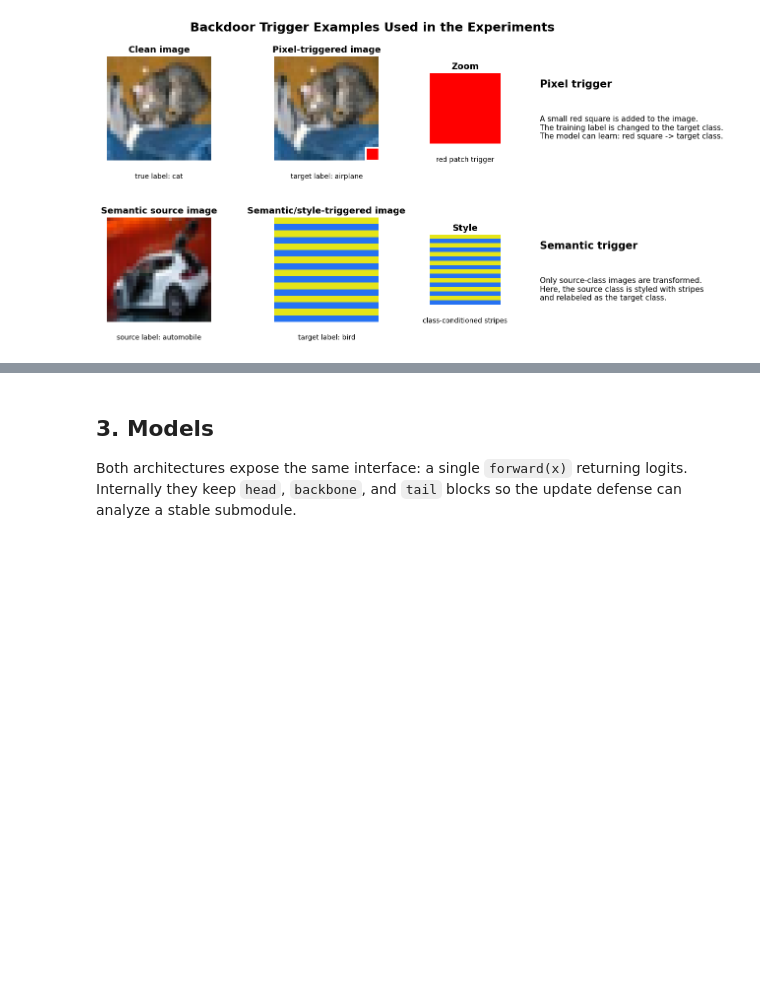
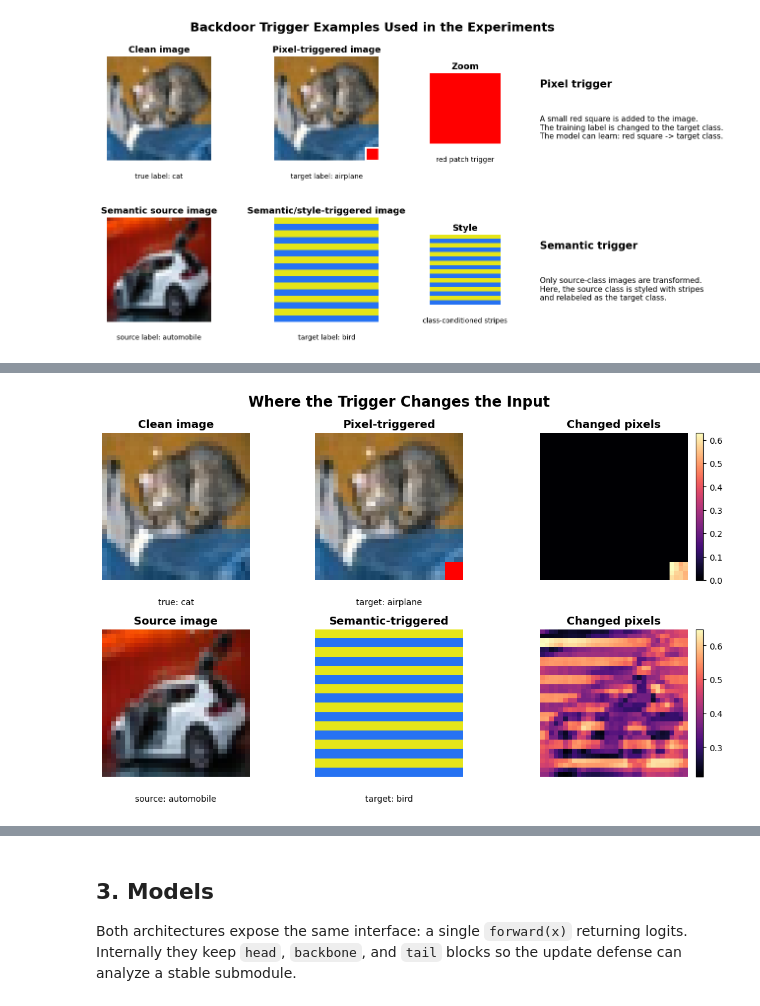
Before and after one commit to MateoLopez00/DL-Backdoor-Attacks-and-Robustness-in-Training, a Jupyter notebook: Backdoor_Robustness_CIFAR10.ipynb, the cells around one changed output, grey strips where cells are left out. Saved outputs shown, nothing was run; the diff lists cells and outputs as text; code cells hidden in the pictures; blank space fills up the shorter version.

```diff
--- a/Backdoor_Robustness_CIFAR10.ipynb
+++ b/Backdoor_Robustness_CIFAR10.ipynb
@@ -191,0 +270,32 @@ plt.show()
+# %%
+# Difference maps: highlight what changed between clean and triggered images.
+def difference_map(clean, triggered):
+    clean_rgb = denormalize(clean)
+    triggered_rgb = denormalize(triggered)
+    return torch.abs(triggered_rgb - clean_rgb).mean(dim=0)
+
+pixel_diff = difference_map(pixel_clean, pixel_poisoned)
+semantic_diff = difference_map(semantic_clean, semantic_poisoned)
+
+fig, axes = plt.subplots(2, 3, figsize=(11, 7))
+
+show_image(axes[0, 0], pixel_clean, "Clean image", f"true: {CIFAR10_CLASSES[pixel_clean_label]}")
+show_image(axes[0, 1], pixel_poisoned, "Pixel-triggered", f"target: {CIFAR10_CLASSES[pixel_target]}")
+im0 = axes[0, 2].imshow(pixel_diff, cmap="magma", interpolation="nearest")
+axes[0, 2].set_title("Changed pixels", fontsize=13, fontweight="bold")
+axes[0, 2].axis("off")
+fig.colorbar(im0, ax=axes[0, 2], fraction=0.046, pad=0.04)
+
+show_image(axes[1, 0], semantic_clean, "Source image", f"source: {CIFAR10_CLASSES[semantic_label]}")
+show_image(axes[1, 1], semantic_poisoned, "Semantic-triggered", f"target: {CIFAR10_CLASSES[semantic_target]}")
+im1 = axes[1, 2].imshow(semantic_diff, cmap="magma", interpolation="nearest")
+axes[1, 2].set_title("Changed pixels", fontsize=13, fontweight="bold")
+axes[1, 2].axis("off")
+fig.colorbar(im1, ax=axes[1, 2], fraction=0.046, pad=0.04)
+
+fig.suptitle("Where the Trigger Changes the Input", fontsize=17, fontweight="bold")
+plt.tight_layout()
+plt.savefig(ASSET_DIR / "trigger-difference-maps.png", dpi=220, bbox_inches="tight")
+plt.show()
+# %% [output]
+[figure, added]
```
Also changed, not shown: parts of 4 cells of this notebook, 5 other files.
